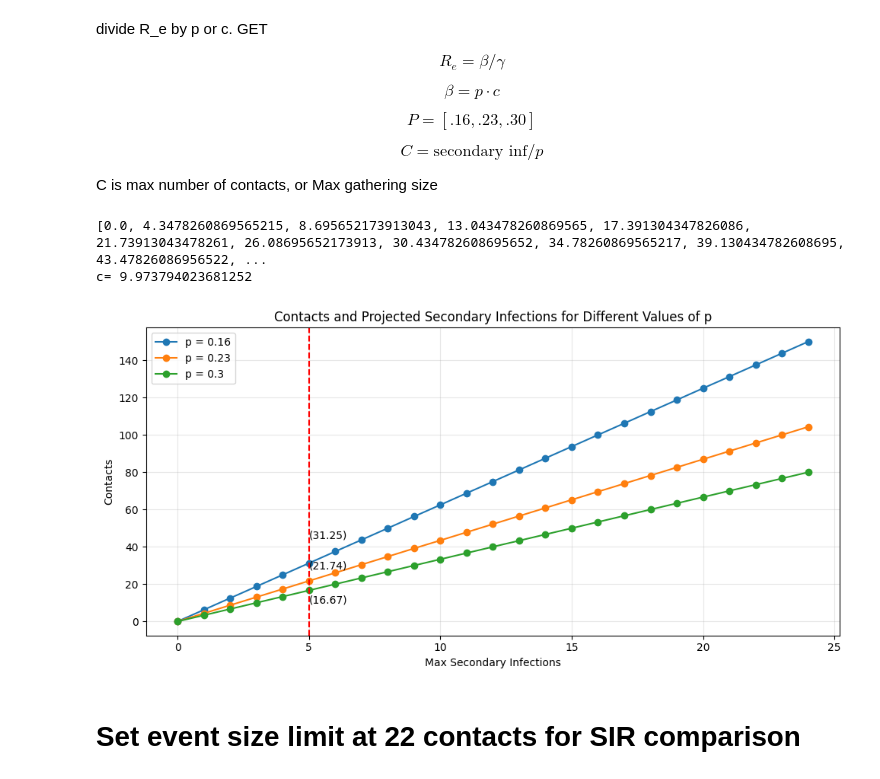
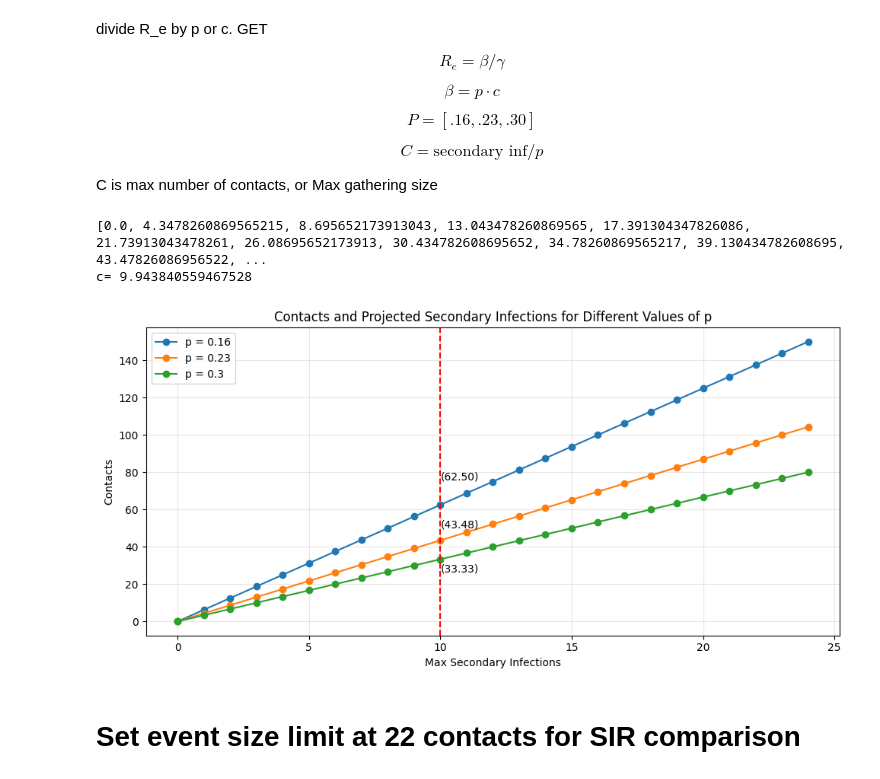
Before and after one commit to doublergreer/viral-superspreading-model, a Jupyter notebook: superspreading_dynamics.ipynb, the cells around one changed output. Drawn from its saved outputs; the diff is of its cells as text; code cells hidden in the pictures.

```diff
--- a/superspreading_dynamics.ipynb
+++ b/superspreading_dynamics.ipynb
@@ -137,6 +133,6 @@ for k in ks:
 # %%
 mu = 2.4
-k = 0.42
+k = 0.41
 x_shade_start = 5
 
 r = k
@@ -204,7 +200,7 @@ print(contact_num_list)
 print("c=", c)
 # %% [output]
 [0.0, 4.3478260869565215, 8.695652173913043, 13.043478260869565, 17.391304347826086, 21.73913043478261, 26.08695652173913, 30.434782608695652, 34.78260869565217, 39.130434782608695, 43.47826086956522, ...
-c= 9.973794023681252
+c= 9.943840559467528
 # %%
 list_p16, _ = relate_max_secondary_to_contacts(p=0.16, max_Re=len(secondary_inf_probabilities), secondary_probability_list=secondary_inf_probabilities)
 list_p23 = contact_num_list
@@ -217,44 +213,44 @@ plt.figure(figsize=(10, 5))
 
 for p, values in zip(p_list, lists):
     plt.plot(values, marker='o', label=f"p = {p}")
     # Label the point at x=5
     if p == 0.16:
         plt.text(
-            5,
-            values[5] + 0.08 * max(values),   # small vertical offset
-            f"({values[5]:.2f})",
+            10,
+            values[10] + 0.08 * max(values),   # small vertical offset
+            f"({values[10]:.2f})",
             ha='left',
             va='bottom',
         )
     elif p == 0.23:
         plt.text(
-            5,
-            values[5] + 0.05 * max(values),   # small vertical offset
-            f"({values[5]:.2f})",
+            10,
+            values[10] + 0.05 * max(values),   # small vertical offset
+            f"({values[10]:.2f})",
             ha='left',
             va='bottom',
         )
     if p == 0.30:
         plt.text(
-            5,
-            values[5] - 0.1 * max(values),   # small vertical offset
-            f"({values[5]:.2f})",
+            10,
+            values[10] - 0.1 * max(values),   # small vertical offset
+            f"({values[10]:.2f})",
             ha='left',
             va='bottom',
         )
 
-plt.axvline(5, color='red', linestyle='--')
+plt.axvline(10, color='red', linestyle='--')
 
 
 plt.xlabel("Max Secondary Infections")
 plt.ylabel("Contacts")
 plt.title("Contacts and Projected Secondary Infections for Different Values of p")
 plt.grid(True, alpha=0.3)
 plt.legend()
 plt.tight_layout()
 plt.show()
 # %% [output]
-[figure, old version]
+[figure, new version]
 # %% [markdown]
 # Set event size limit at 22 contacts for SIR comparison
 # %%
```
Also changed, not shown: parts of 6 cells of this notebook.
